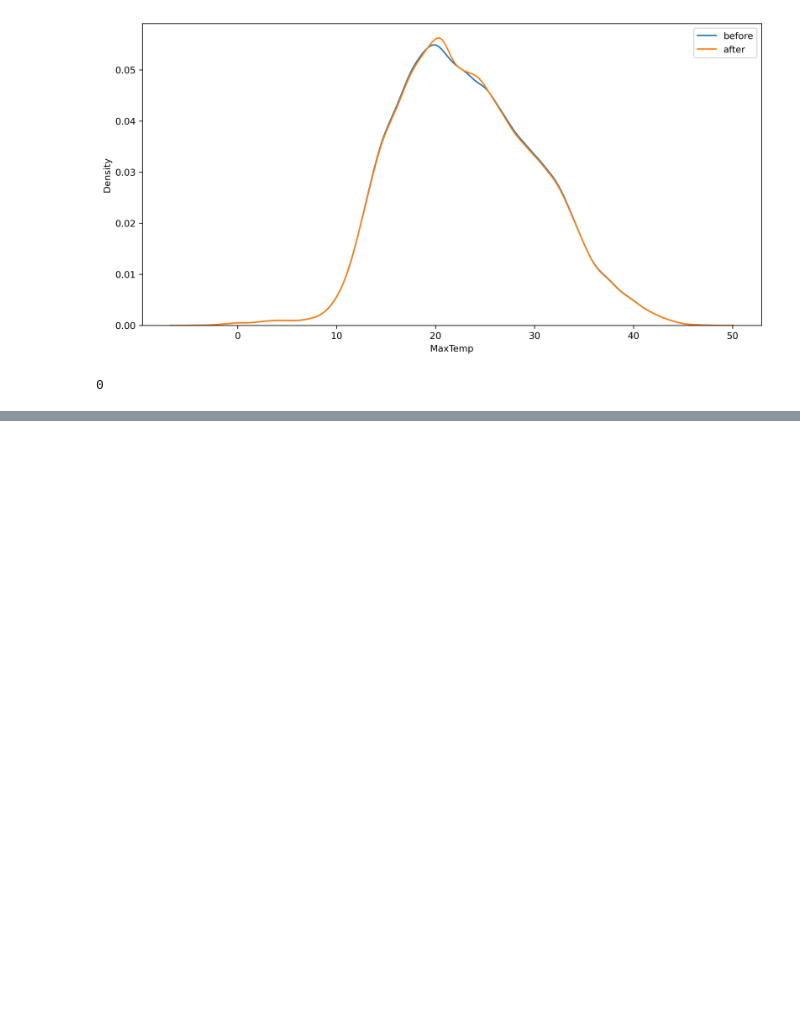
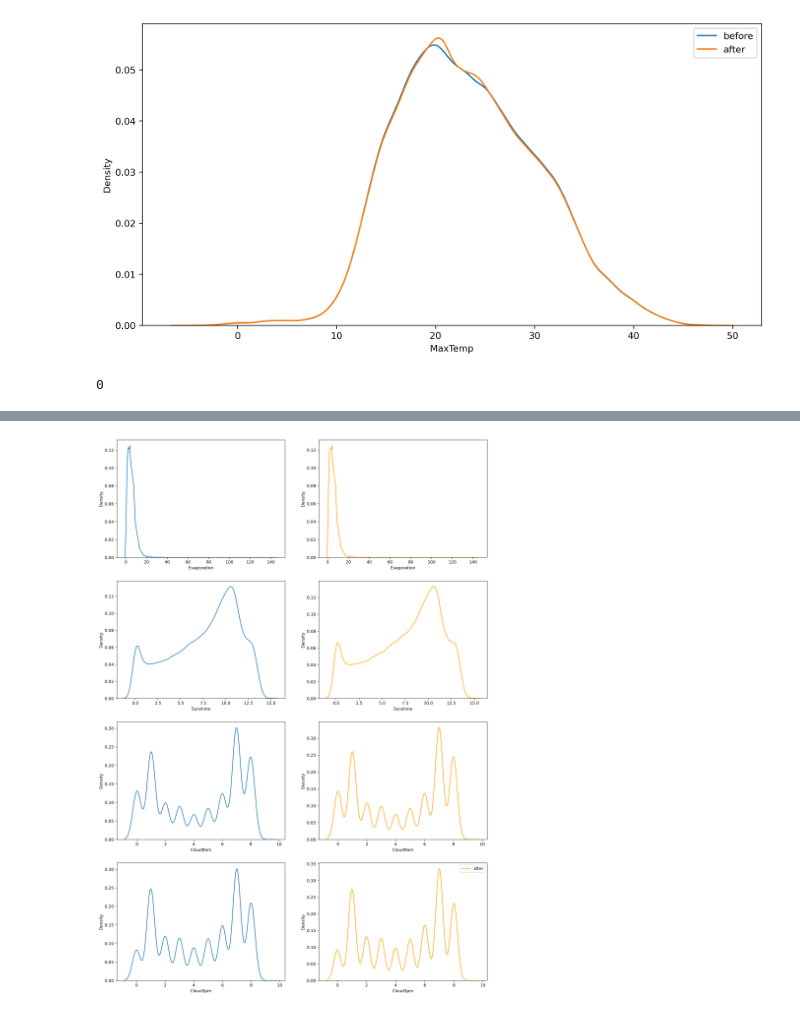
Before and after one commit to ashen007/Australia_rain_prediction, a Jupyter notebook: data cleaning.ipynb, the cells around one changed output, grey strips where cells are left out. Drawn from its saved outputs; the diff is of its cells as text; code cells hidden in the pictures; blank space fills up the shorter version.

```diff
--- a/data cleaning.ipynb
+++ b/data cleaning.ipynb
@@ -126,0 +155,3 @@ data['MaxTemp'].isna().sum()
+# %%
+temp = imputer.transform(data)
+temp.isna().sum()
@@ -126,0 +176,13 @@ data['MaxTemp'].isna().sum()
+# %%
+# Evaporation,Sunshine,Cloud9am,Cloud3pm feature
+fig, axes = plt.subplots(nrows=4, ncols=2, figsize=[16, 24], dpi=300)
+cols = ['Evaporation', 'Sunshine', 'Cloud9am', 'Cloud3pm']
+
+for i in range(len(cols)):
+    sns.kdeplot(data[cols[i]], ax=axes[i, 0], label='before')
+    sns.kdeplot(temp[cols[i]], ax=axes[i, 1], label='after', color='orange')
+
+plt.legend()
+plt.show()
+# %% [output]
+[figure, added]
```
Also changed, not shown: parts of 8 cells of this notebook.
